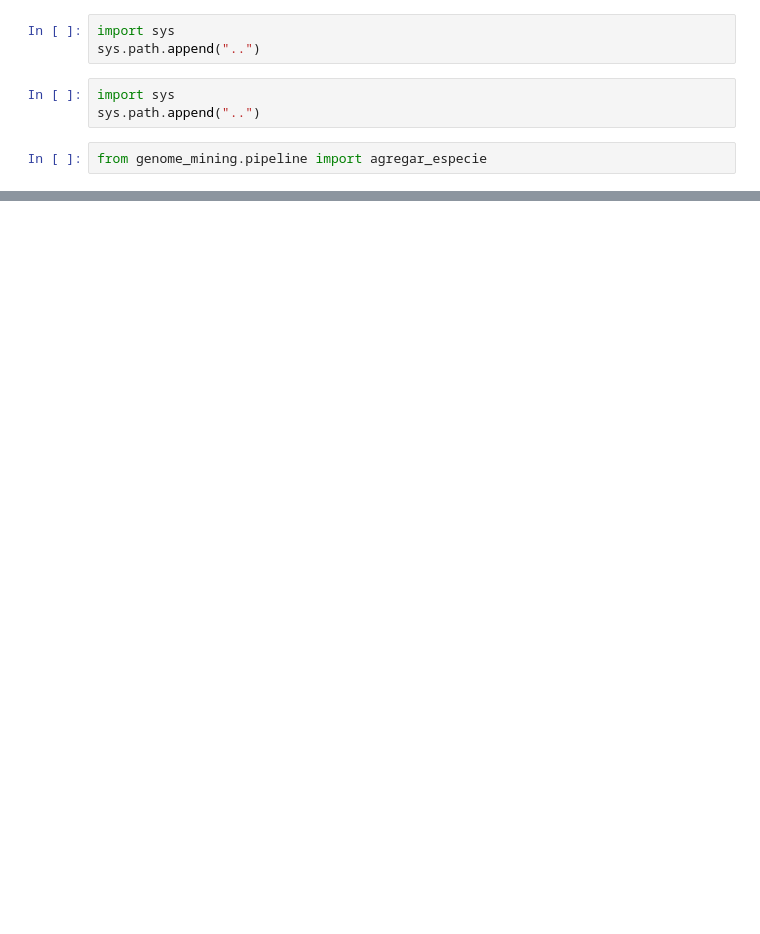
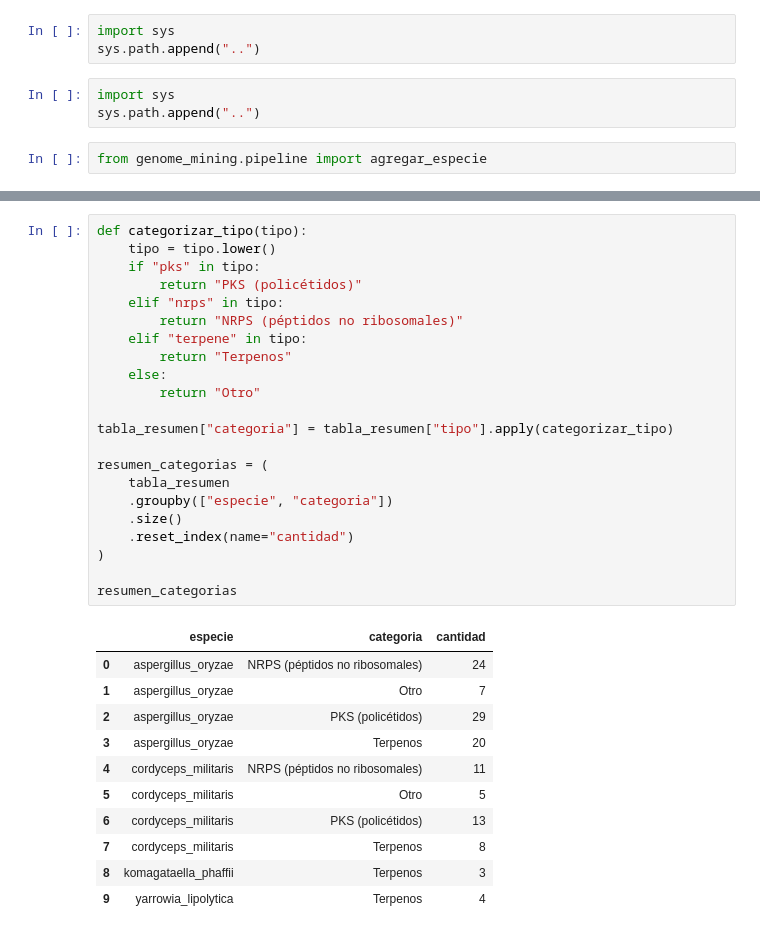
Before and after one commit to giovvnni-flux/psilocybe-genome-mining, a Jupyter notebook: notebooks/prueba_modulo_descarga.ipynb, the cells around one changed output, grey strips where cells are left out. Drawn from its saved outputs; the diff is of its cells as text; blank space fills up the shorter version.

```diff
--- a/notebooks/prueba_modulo_descarga.ipynb
+++ b/notebooks/prueba_modulo_descarga.ipynb
@@ -141,0 +513,34 @@ Especie 'cordyceps_militaris' agregada/actualizada en ../config/especies.yaml
+# %%
+def categorizar_tipo(tipo):
+    tipo = tipo.lower()
+    if "pks" in tipo:
+        return "PKS (policétidos)"
+    elif "nrps" in tipo:
+        return "NRPS (péptidos no ribosomales)"
+    elif "terpene" in tipo:
+        return "Terpenos"
+    else:
+        return "Otro"
+
+tabla_resumen["categoria"] = tabla_resumen["tipo"].apply(categorizar_tipo)
+
+resumen_categorias = (
+    tabla_resumen
+    .groupby(["especie", "categoria"])
+    .size()
+    .reset_index(name="cantidad")
+)
+
+resumen_categorias
+# %% [output]
+|  | especie | categoria | cantidad |
+| 0 | aspergillus_oryzae | NRPS (péptidos no ribosomales) | 24 |
+| 1 | aspergillus_oryzae | Otro | 7 |
+| 2 | aspergillus_oryzae | PKS (policétidos) | 29 |
+| 3 | aspergillus_oryzae | Terpenos | 20 |
+| 4 | cordyceps_militaris | NRPS (péptidos no ribosomales) | 11 |
+| 5 | cordyceps_militaris | Otro | 5 |
+| 6 | cordyceps_militaris | PKS (policétidos) | 13 |
+| 7 | cordyceps_militaris | Terpenos | 8 |
+| 8 | komagataella_phaffii | Terpenos | 3 |
+| 9 | yarrowia_lipolytica | Terpenos | 4 |
```
Also changed, not shown: parts of 18 cells of this notebook, 10 other files.
